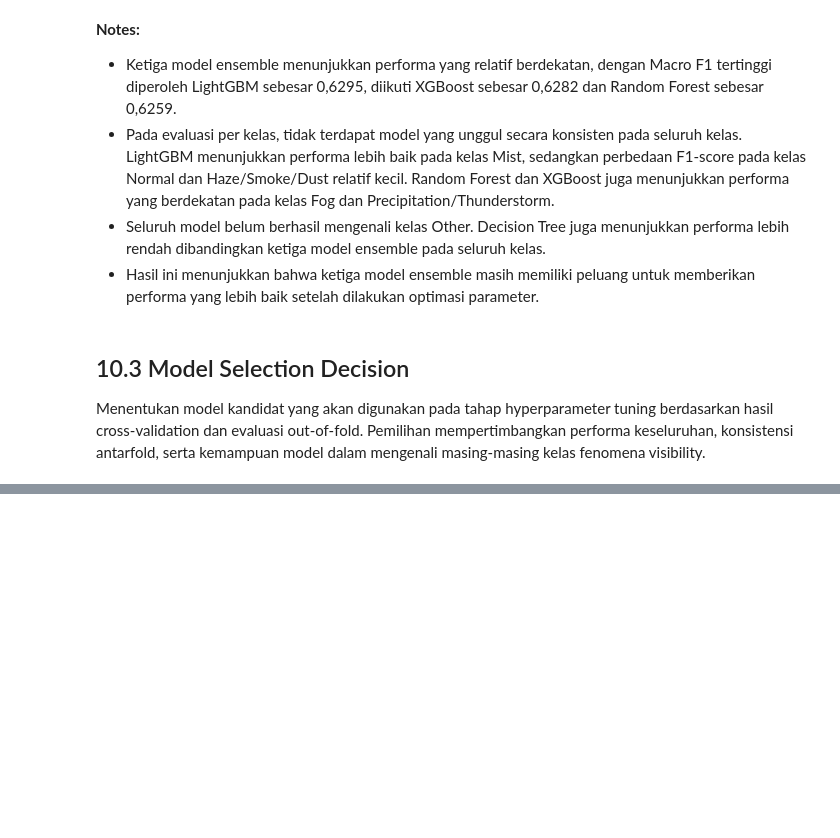
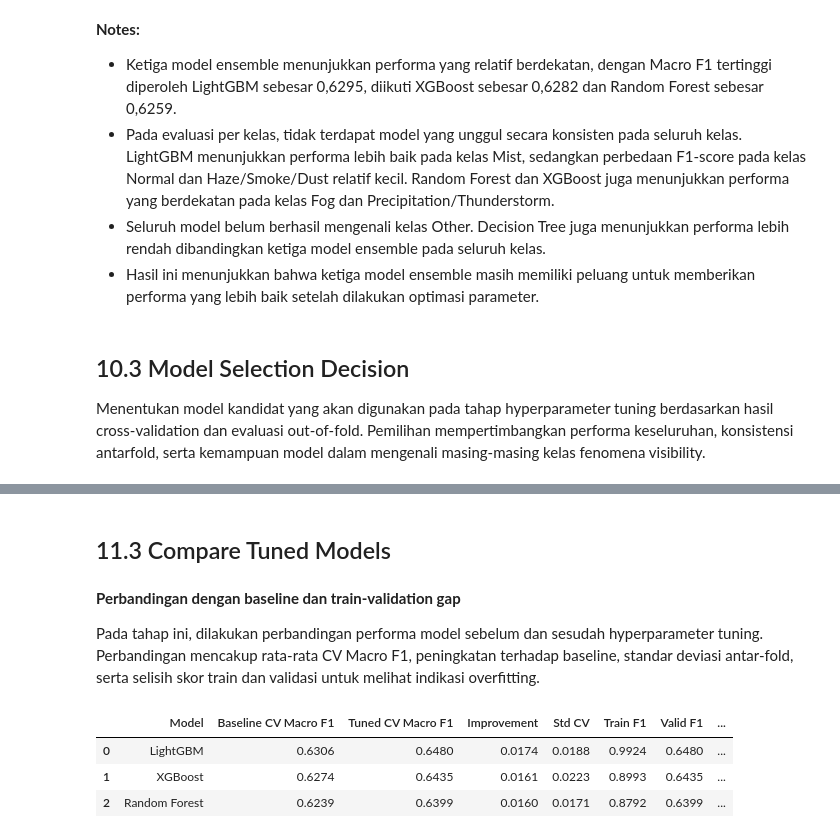
Before and after one commit to sirly82/bmkg-project, a Jupyter notebook: visibility_phenomenon_classification_2025.ipynb, the cells around one changed output, grey strips where cells are left out. Saved outputs shown, nothing was run; the diff lists cells and outputs as text; code cells hidden in the pictures; blank space fills up the shorter version.

Commit message:
update hyperparameter tuning

```diff
--- a/visibility_phenomenon_classification_2025.ipynb
+++ b/visibility_phenomenon_classification_2025.ipynb
@@ -2328,0 +2407,15 @@ Mencari kombinasi hyperparameter LightGBM yang menghasilkan performa terbaik men
+# %%
+search_configs = {
+    'Random Forest': {
+        'model': rf_model,
+        'params': rf_param_dist
+    },
+    'XGBoost': {
+        'model': xgb_model,
+        'params': xgb_param_dist
+    },
+    'LightGBM': {
+        'model': lgbm_model,
+        'params': lgbm_param_dist
+    }
+}
@@ -2328,0 +2510,47 @@ Mencari kombinasi hyperparameter LightGBM yang menghasilkan performa terbaik men
+# %% [markdown]
+## 11.3 Compare Tuned Models
+# %% [markdown]
+**Perbandingan dengan baseline dan train-validation gap**
+
+Pada tahap ini, dilakukan perbandingan performa model sebelum dan sesudah hyperparameter tuning. Perbandingan mencakup rata-rata CV Macro F1, peningkatan terhadap baseline, standar deviasi antar-fold, serta selisih skor train dan validasi untuk melihat indikasi overfitting.
+# %%
+baseline_cv = {
+    'Random Forest': 0.6239,
+    'XGBoost': 0.6274,
+    'LightGBM': 0.6306
+}
+
+comparison_data = []
+
+for name, search in search_results.items():
+    results = search.cv_results_
+    idx = search.best_index_
+
+    baseline_score = baseline_cv[name]
+    valid_score = search.best_score_
+    train_score = results['mean_train_score'][idx]
+
+    comparison_data.append({
+        'Model': name,
+        'Baseline CV Macro F1': baseline_score,
+        'Tuned CV Macro F1': valid_score,
+        'Improvement': valid_score - baseline_score,
+        'Std CV': results['std_test_score'][idx],
+        'Train F1': train_score,
+        'Valid F1': valid_score,
+        'Train-Valid Gap': train_score - valid_score
+    })
+
+tuning_comparison = pd.DataFrame(comparison_data)
+
+tuning_comparison = tuning_comparison.sort_values(
+    by='Tuned CV Macro F1',
+    ascending=False
+).reset_index(drop=True)
+
+display(tuning_comparison.round(4))
+# %% [output]
+|  | Model | Baseline CV Macro F1 | Tuned CV Macro F1 | Improvement | Std CV | Train F1 | Valid F1 | ... |
+| 0 | LightGBM | 0.6306 | 0.6480 | 0.0174 | 0.0188 | 0.9924 | 0.6480 | ... |
+| 1 | XGBoost | 0.6274 | 0.6435 | 0.0161 | 0.0223 | 0.8993 | 0.6435 | ... |
+| 2 | Random Forest | 0.6239 | 0.6399 | 0.0160 | 0.0171 | 0.8792 | 0.6399 | ... |
```
Also changed, not shown: parts of 26 cells of this notebook.
